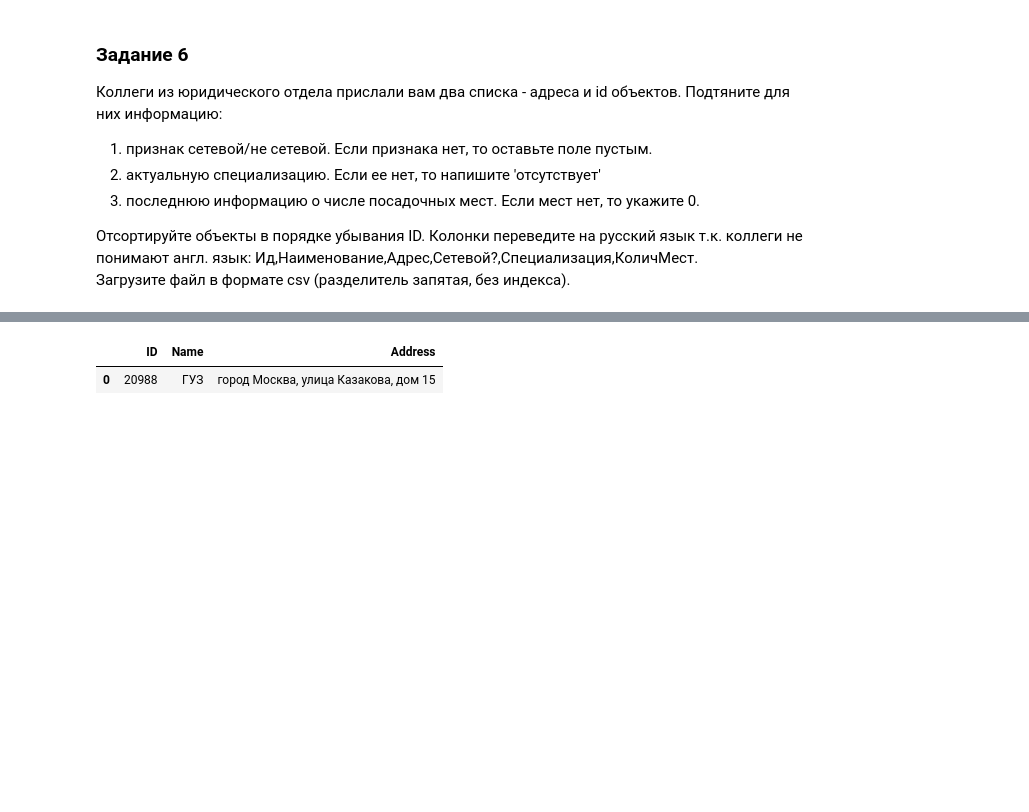
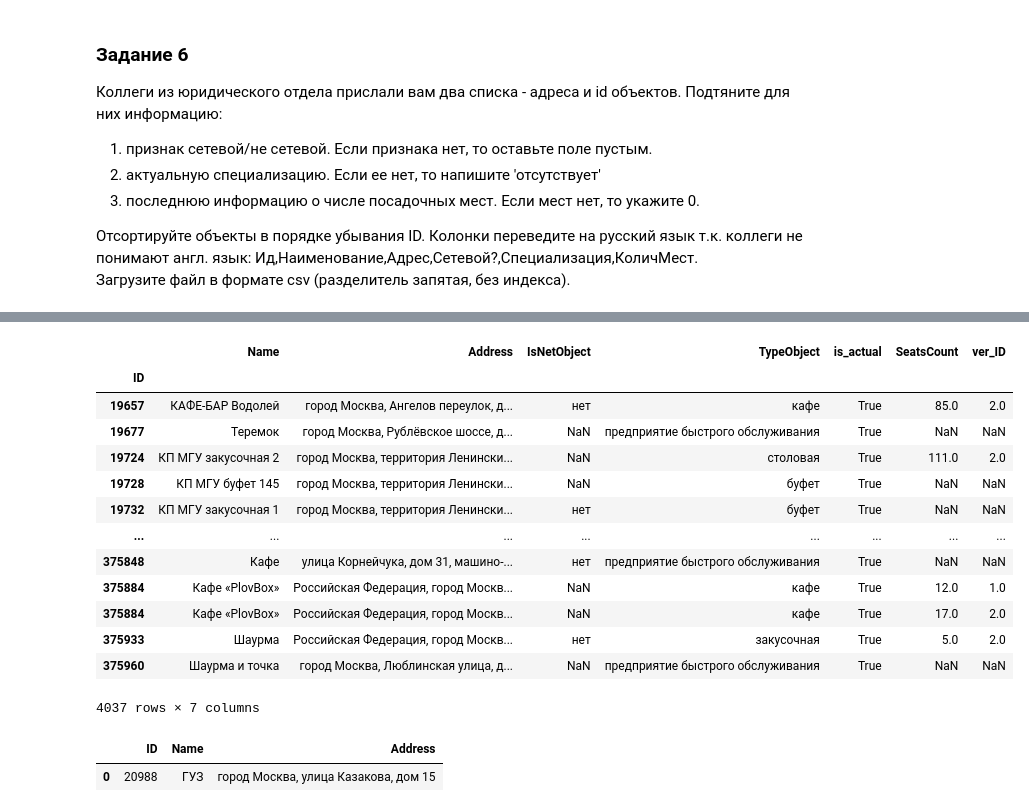
Before and after one commit to gbrs/basics_of_pandas, a Jupyter notebook: 6_3-4.ipynb, the cells around one changed output, grey strips where cells are left out. Drawn from its saved outputs; the diff is of its cells as text; code cells hidden in the pictures; blank space fills up the shorter version.

```diff
--- a/6_3-4.ipynb
+++ b/6_3-4.ipynb
@@ -262,3 +281,20 @@ df.sample()
+# %%
+df[df.is_actual==True]
+# %% [output]
+|  | Name | Address | IsNetObject | TypeObject | is_actual | SeatsCount | ver_ID |
+| ID |  |  |  |  |  |  |  |
+| 19657 | КАФЕ-БАР Водолей | город Москва, Ангелов переулок, д... | нет | кафе | True | 85.0 | 2.0 |
+| 19677 | Теремок | город Москва, Рублёвское шоссе, д... | NaN | предприятие быстрого обслуживания | True | NaN | NaN |
+| 19724 | КП МГУ закусочная 2 | город Москва, территория Ленински... | NaN | столовая | True | 111.0 | 2.0 |
+| 19728 | КП МГУ буфет 145 | город Москва, территория Ленински... | NaN | буфет | True | NaN | NaN |
+| 19732 | КП МГУ закусочная 1 | город Москва, территория Ленински... | нет | буфет | True | NaN | NaN |
+| ... | ... | ... | ... | ... | ... | ... | ... |
+| 375848 | Кафе | улица Корнейчука, дом 31, машино-... | нет | предприятие быстрого обслуживания | True | NaN | NaN |
+| 375884 | Кафе «PlovBox» | Российская Федерация, город Москв... | NaN | кафе | True | 12.0 | 1.0 |
+| 375884 | Кафе «PlovBox» | Российская Федерация, город Москв... | NaN | кафе | True | 17.0 | 2.0 |
+| 375933 | Шаурма | Российская Федерация, город Москв... | нет | закусочная | True | 5.0 | 2.0 |
+| 375960 | Шаурма и точка | город Москва, Люблинская улица, д... | NaN | предприятие быстрого обслуживания | True | NaN | NaN |
+4037 rows × 7 columns
 # %%
 pd.read_csv('6_main.csv').head(1)
 # %% [output]
```
Also changed, not shown: parts of 4 cells of this notebook.
